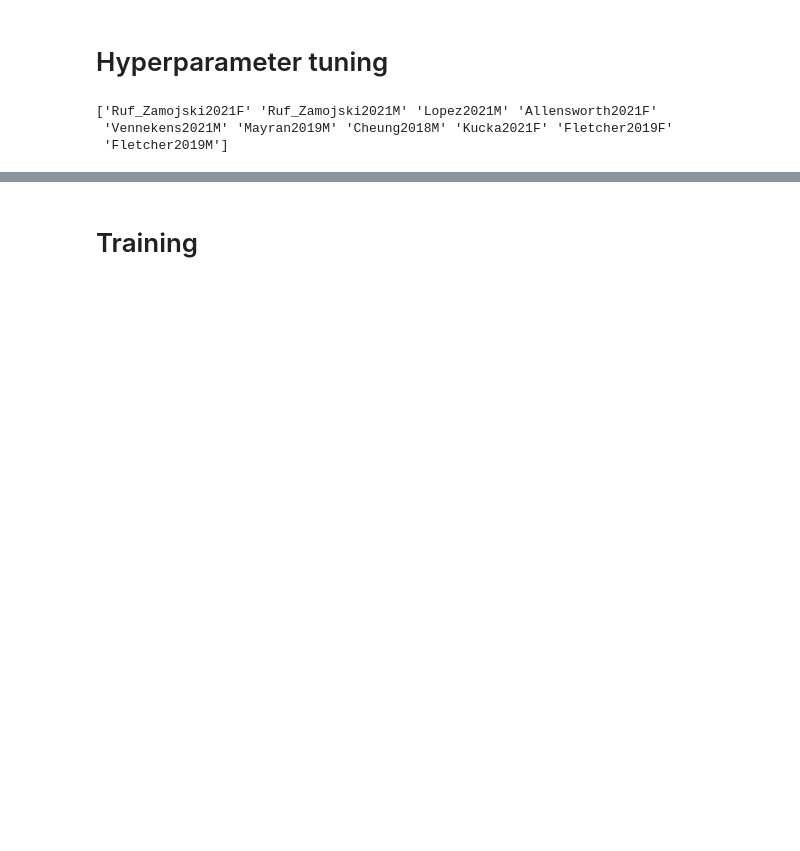
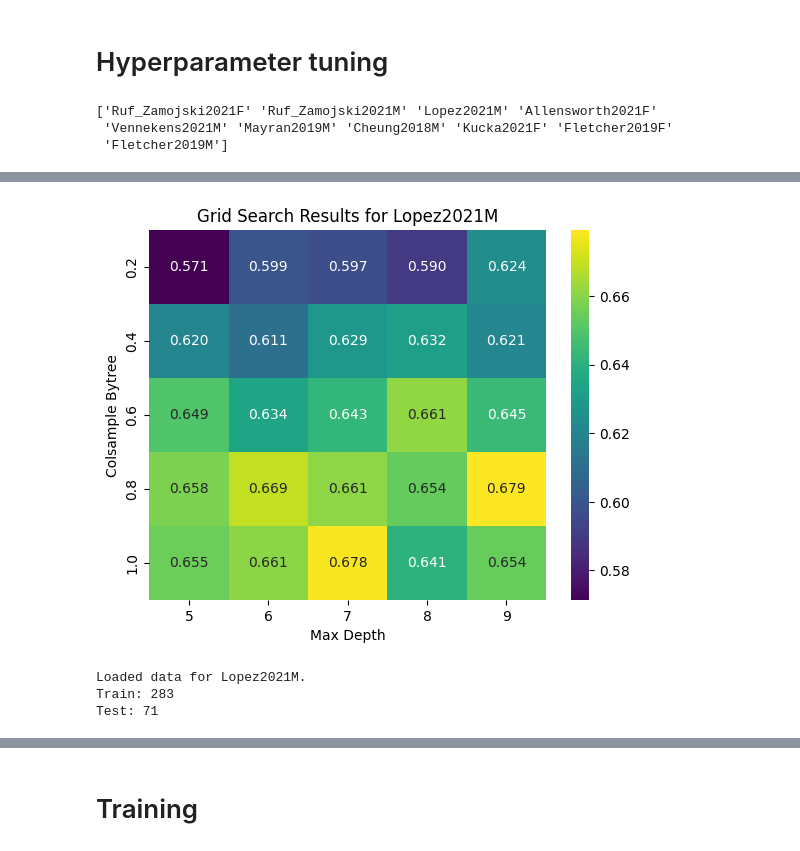
Before and after one commit to nicolaromano/corticotroph-heterogeneity, a Jupyter notebook: 09_train_models.ipynb, the cells around one changed output, grey strips where cells are left out. Cells and saved outputs as stored; diff of their text form; code cells hidden in the pictures; blank space fills up the shorter version.

```diff
--- a/09_train_models.ipynb
+++ b/09_train_models.ipynb
@@ -28,2 +203,4 @@ single_param_search = False
+# %%
+study_id = 'Lopez2021M'
 # %% [markdown]
 Sweep through the hyperparameters of the model to find the best combination of hyperparameters.
@@ -30,25 +207,0 @@ Sweep through the hyperparameters of the model to find the best combination of h
-# %%
-# valid_hyperparameters = ['learning_rate', 'max_depth', 'n_boost_rounds', 'gamma']
-
-if do_hyperparam_search:
-    # We recreate the trainer object here in case we changed the hyperparams
-    trainer = LabelTransferTrainer(hyperparams_file='hyperparams.csv',
-                                      data_dir='exported_matrices',
-                                      output_dir='label_transfer_model_output',
-                                      verbose=False,
-                                      random_seed=12345)
-
-    if single_param_search:
-        # Single hyperparameter
-        param = "learning_rate"
-        values = [0.001, 0.01, 0.1, 0.5]
-
-        res = trainer.tune_hyperparam(study_id, param, values, n_folds=5)
-    else:
-        # Two hyperparameters
-        param1 = "learning_rate"
-        param2 = "max_depth"
-        values1 = [0.001, 0.01, 0.1, 0.5]
-        values2 = [3, 5, 7, 9]
-
-        res = trainer.tune_two_hyperparameters(study_id, param1, param2, values1, values2, n_folds=5)
@@ -181,0 +297,31 @@ NameError: name 'keras' is not defined
+# %%
+if search_type == 'grid':
+    results = pd.DataFrame(grid_search.cv_results_)
+    params = list(results['params'][0].keys())
+    pivot_df = results.pivot_table(index=[f'param_{params[0]}'], columns=[f'param_{params[1]}'], values='mean_test_score')
+    pivot_df.index = pivot_df.index.astype(float)
+    sns.heatmap(data = pivot_df, cmap='viridis', annot=True, fmt='.3f')
+    plt.xlabel(params[1].replace('_', ' ').title())
+    plt.ylabel(params[0].replace('_', ' ').title())
+    plt.title(f'Grid Search Results for {study_id}')
+    plt.show()
+else:
+    # Plot the results
+    results = pd.DataFrame(bayes_search.cv_results_)
+    sns.pairplot(results[['mean_test_score', 'param_n_estimators', 'param_max_depth']],  # , 'param_max_depth', 'param_gamma', 'param_subsample', 'param_colsample_bytree']],
+                 hue='mean_test_score', palette='viridis')
+    plt.title(f'Bayesian Optimization Results for {study_id}')
+    plt.show()
+# %% [output]
+[figure, added]
+# %%
+# Evaluate the model
+model = xgb.XGBClassifier(**best_params, eval_metric='mlogloss', verbosity=0)
+expr_train, expr_test, cluster_train, cluster_test = load_data(study_id)
+model.fit(expr_train, cluster_train) # Fit on the whole training set
+
+predictions, probabilities, metrics = evaluate_model(model, expr_test, cluster_test, hp['num_classes'])
+# %% [output]
+Loaded data for Lopez2021M.
+Train: 283
+Test: 71
```
Also changed, not shown: parts of 17 cells of this notebook.
